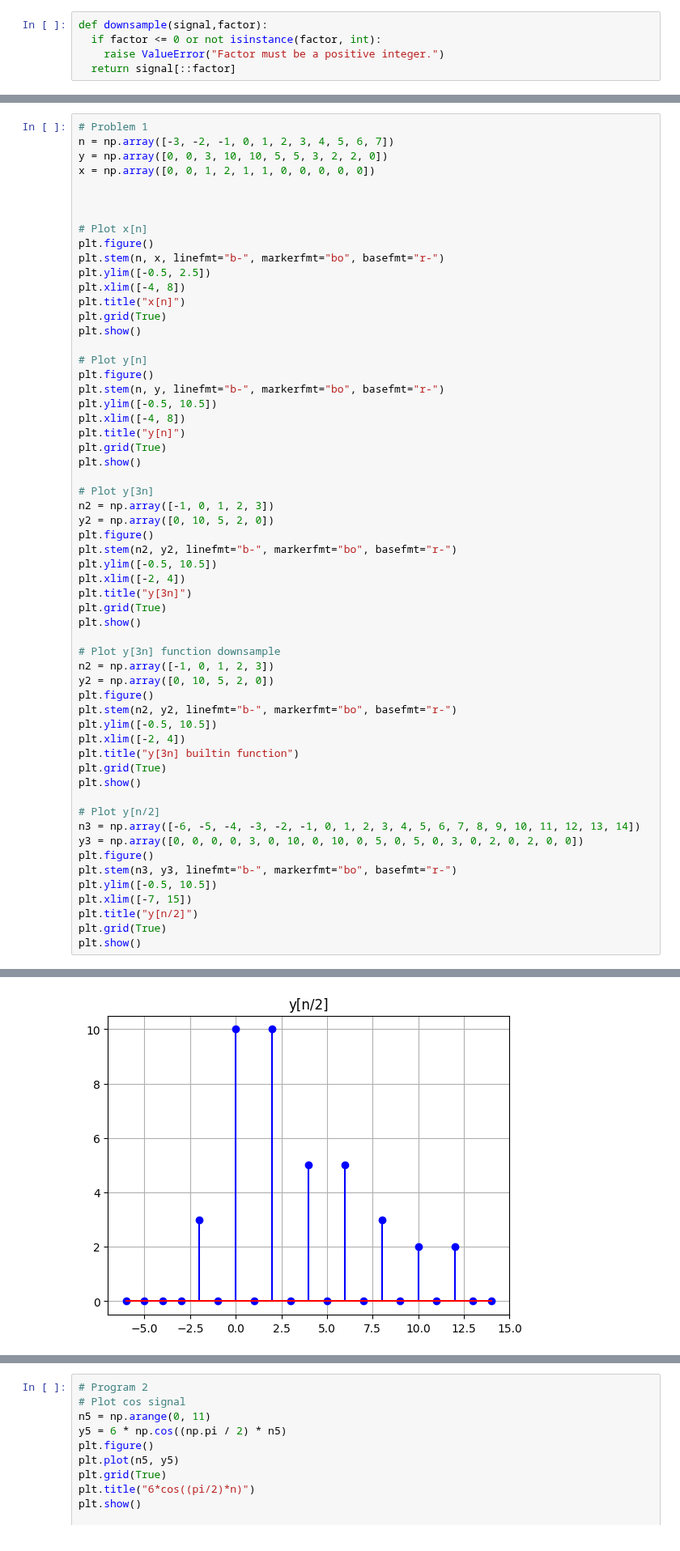
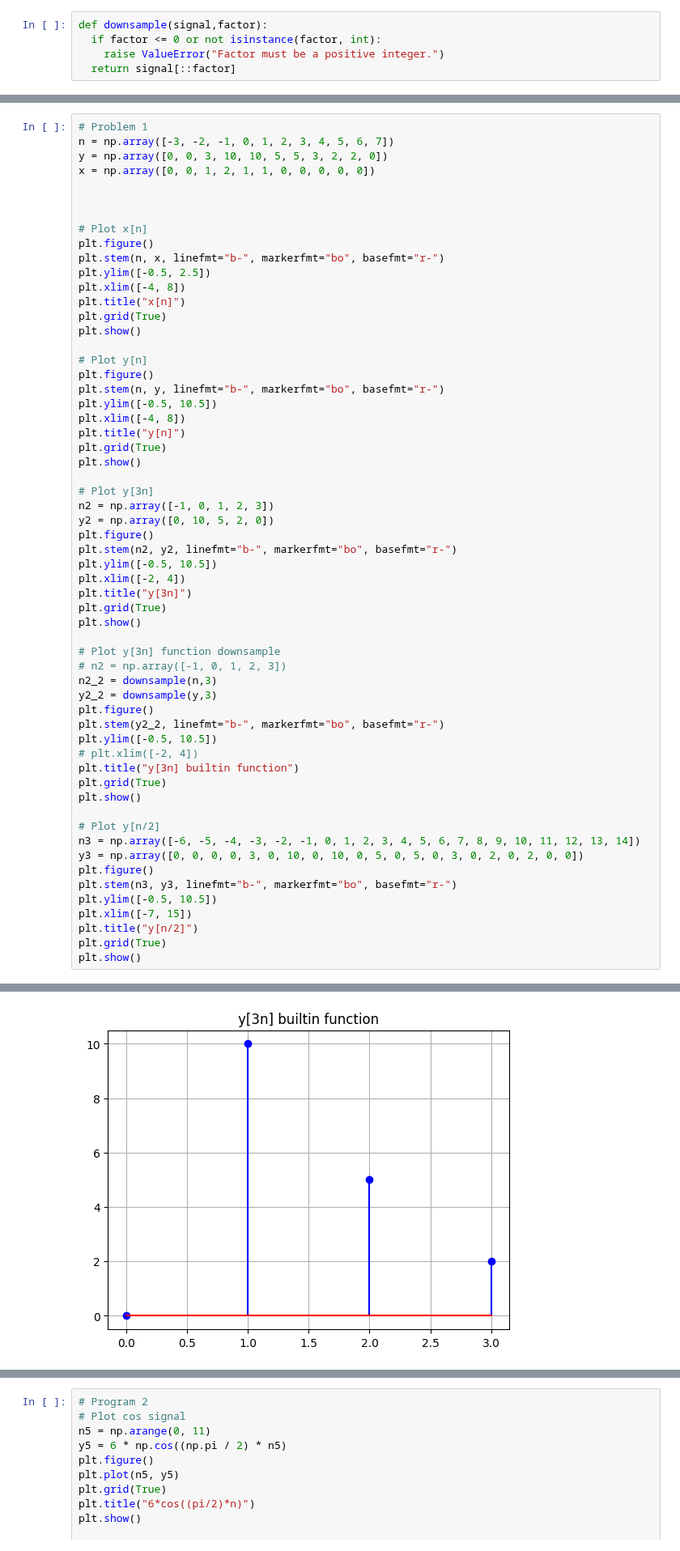
Before and after one commit to zharfanw/zhongshan_dsp_python, a Jupyter notebook: 1_DiscreteTimeSignals.ipynb, the cells around one changed output, grey strips where cells are left out. Shown at 81% size. Saved outputs shown, nothing was run; the diff lists cells and outputs as text.

```diff
--- a/1_DiscreteTimeSignals.ipynb
+++ b/1_DiscreteTimeSignals.ipynb
@@ -43,35 +43,36 @@ n2 = np.array([-1, 0, 1, 2, 3])
 y2 = np.array([0, 10, 5, 2, 0])
 plt.figure()
 plt.stem(n2, y2, linefmt="b-", markerfmt="bo", basefmt="r-")
 plt.ylim([-0.5, 10.5])
 plt.xlim([-2, 4])
 plt.title("y[3n]")
 plt.grid(True)
 plt.show()
 
 # Plot y[3n] function downsample
-n2 = np.array([-1, 0, 1, 2, 3])
-y2 = np.array([0, 10, 5, 2, 0])
+# n2 = np.array([-1, 0, 1, 2, 3])
+n2_2 = downsample(n,3)
+y2_2 = downsample(y,3)
 plt.figure()
-plt.stem(n2, y2, linefmt="b-", markerfmt="bo", basefmt="r-")
+plt.stem(y2_2, linefmt="b-", markerfmt="bo", basefmt="r-")
 plt.ylim([-0.5, 10.5])
-plt.xlim([-2, 4])
+# plt.xlim([-2, 4])
 plt.title("y[3n] builtin function")
 plt.grid(True)
 plt.show()
 
 # Plot y[n/2]
 n3 = np.array([-6, -5, -4, -3, -2, -1, 0, 1, 2, 3, 4, 5, 6, 7, 8, 9, 10, 11, 12, 13, 14])
 y3 = np.array([0, 0, 0, 0, 3, 0, 10, 0, 10, 0, 5, 0, 5, 0, 3, 0, 2, 0, 2, 0, 0])
 plt.figure()
 plt.stem(n3, y3, linefmt="b-", markerfmt="bo", basefmt="r-")
 plt.ylim([-0.5, 10.5])
 plt.xlim([-7, 15])
 plt.title("y[n/2]")
 plt.grid(True)
 plt.show()
 # %% [output]
 [figure]
 [figure]
 [figure]
-[figure, old version]
+[figure, new version]
```
Also changed, not shown: parts of 1 cell of this notebook.
